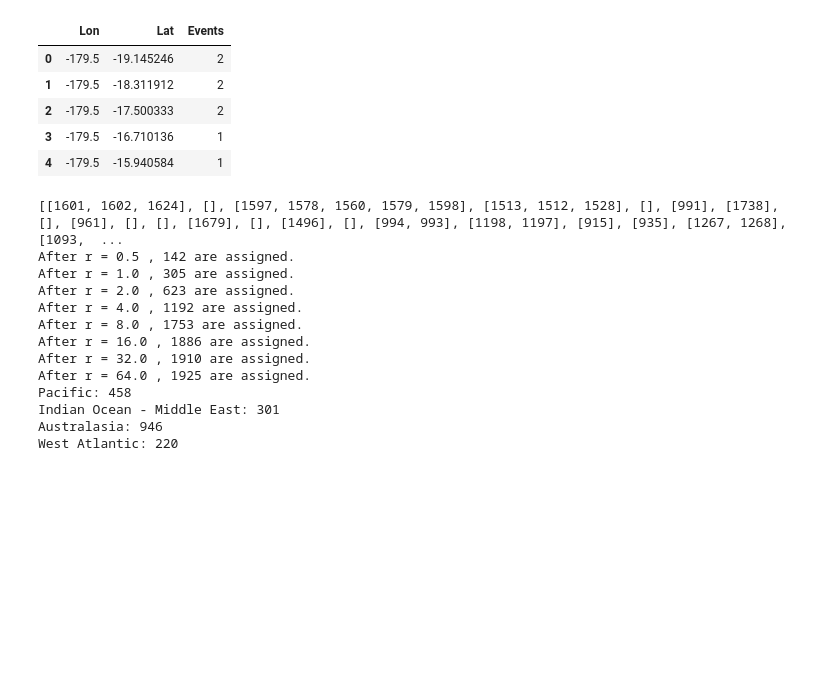
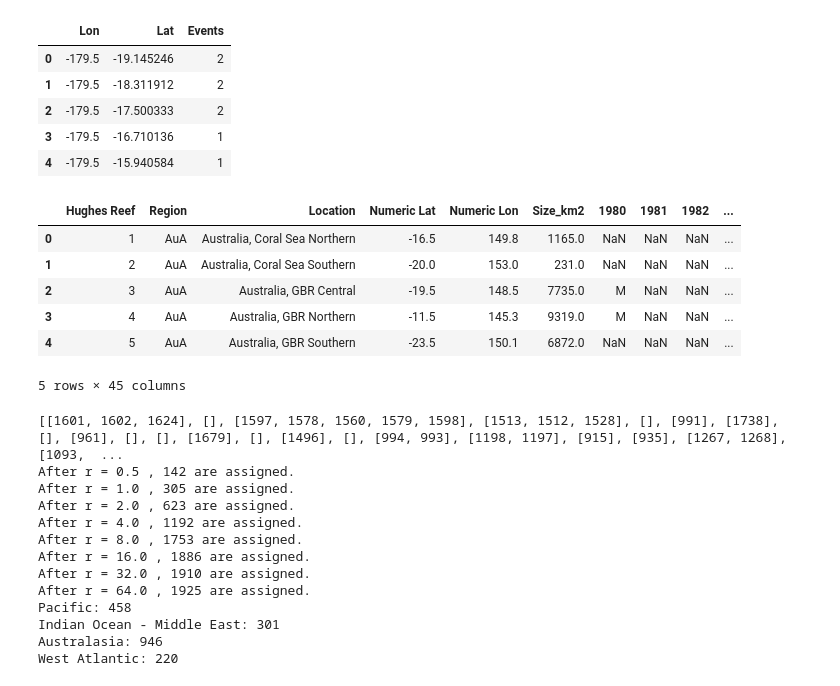
Before and after one commit to mlmldata2018/Coral-Bleaching-Project-MS263, a Jupyter notebook: src/Bleaching_Project_Data_Setup.ipynb, the cells around one changed output. Saved outputs shown, nothing was run; the diff lists cells and outputs as text; code cells hidden in the pictures; blank space fills up the shorter version.

Commit message:
More cartopy, regional correlations.

```diff
--- a/src/Bleaching_Project_Data_Setup.ipynb
+++ b/src/Bleaching_Project_Data_Setup.ipynb
@@ -143,6 +143,16 @@ cells.head()
 | 2 | -179.5 | -17.500333 | 2 |
 | 3 | -179.5 | -16.710136 | 1 |
 | 4 | -179.5 | -15.940584 | 1 |
+# %%
+hughes.head()
+# %% [output]
+|  | Hughes Reef | Region | Location | Numeric Lat | Numeric Lon | Size_km2 | 1980 | 1981 | 1982 | ... |
+| 0 | 1 | AuA | Australia, Coral Sea Northern | -16.5 | 149.8 | 1165.0 | NaN | NaN | NaN | ... |
+| 1 | 2 | AuA | Australia, Coral Sea Southern | -20.0 | 153.0 | 231.0 | NaN | NaN | NaN | ... |
+| 2 | 3 | AuA | Australia, GBR Central | -19.5 | 148.5 | 7735.0 | M | NaN | NaN | ... |
+| 3 | 4 | AuA | Australia, GBR Northern | -11.5 | 145.3 | 9319.0 | M | NaN | NaN | ... |
+| 4 | 5 | AuA | Australia, GBR Southern | -23.5 | 150.1 | 6872.0 | NaN | NaN | NaN | ... |
+5 rows × 45 columns
 # %%
 # To make a fair comparison, we need to figure out which of our cells match Hughes reef areas.
 # Each area has a center and an area, so we can use a circle of that area as a first-order guess
```
Also changed, not shown: parts of 10 cells of this notebook.
